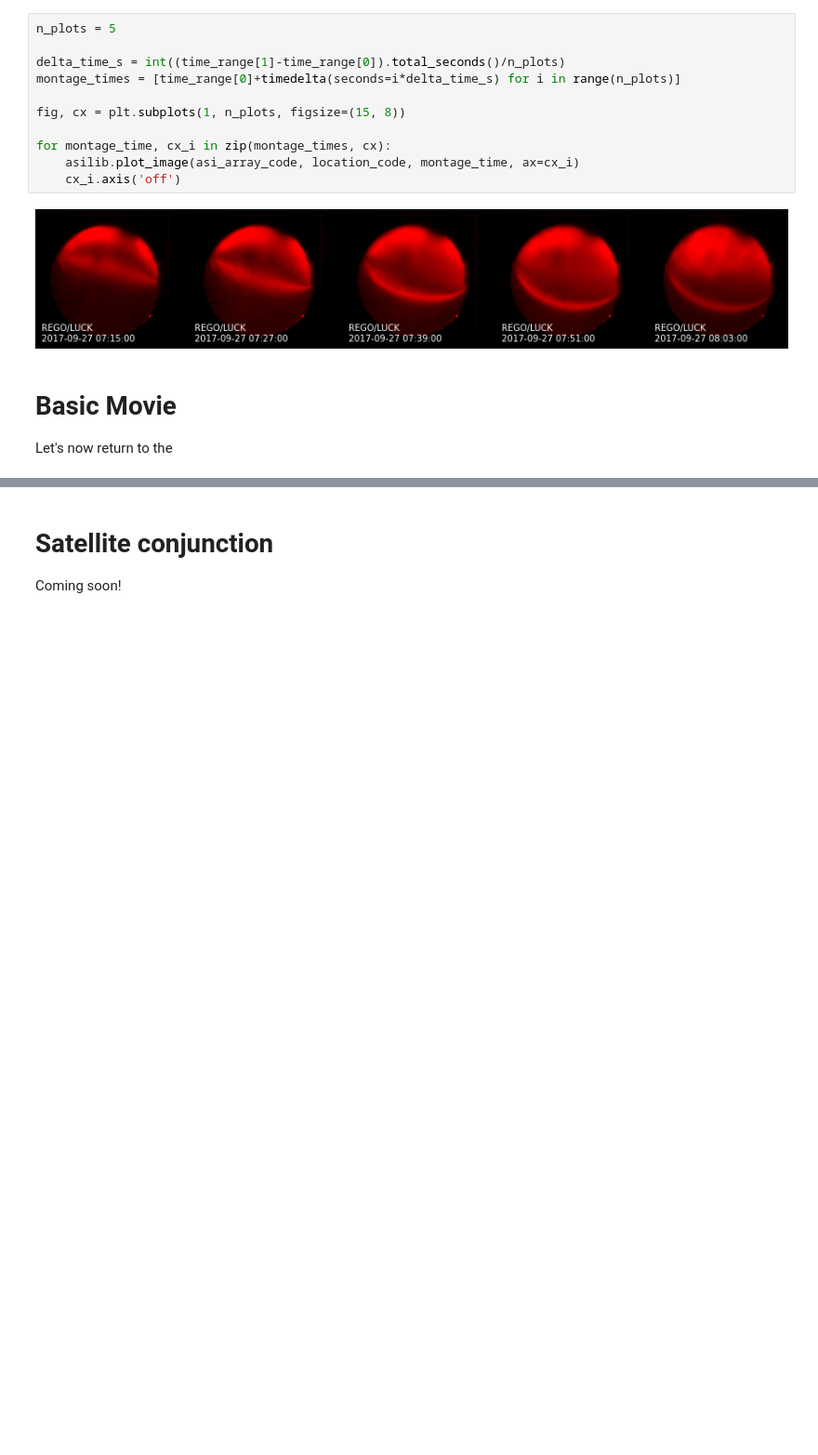
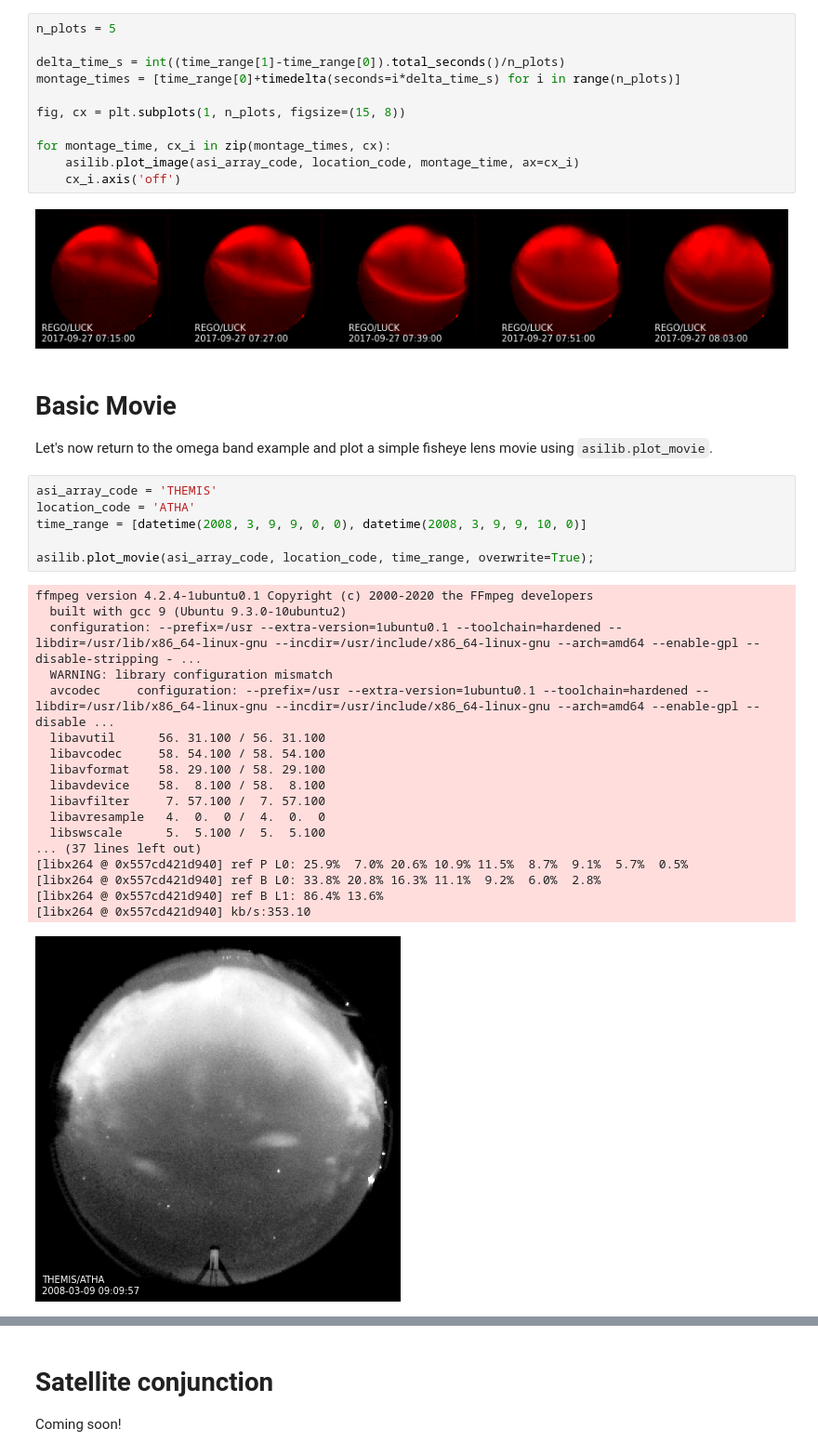
Before and after one commit to mshumko/asilib, a Jupyter notebook: docs/tutorial_notebook.ipynb, the cells around one changed output, grey strips where cells are left out. Shown at 93% size. Cells and saved outputs as stored; diff of their text form; blank space fills up the shorter version.

Commit message:
Adding the movie section.

```diff
--- a/docs/tutorial_notebook.ipynb
+++ b/docs/tutorial_notebook.ipynb
@@ -206,4 +206,29 @@ for montage_time, cx_i in zip(montage_times, cx):
 # %% [markdown]
 # Basic Movie
 
-Let's now return to the
+Let's now return to the omega band example and plot a simple fisheye lens movie using `asilib.plot_movie`.
+# %%
+asi_array_code = 'THEMIS'
+location_code = 'ATHA'
+time_range = [datetime(2008, 3, 9, 9, 0, 0), datetime(2008, 3, 9, 9, 10, 0)]
+
+asilib.plot_movie(asi_array_code, location_code, time_range, overwrite=True);
+# %% [output]
+ffmpeg version 4.2.4-1ubuntu0.1 Copyright (c) 2000-2020 the FFmpeg developers
+  built with gcc 9 (Ubuntu 9.3.0-10ubuntu2)
+  configuration: --prefix=/usr --extra-version=1ubuntu0.1 --toolchain=hardened --libdir=/usr/lib/x86_64-linux-gnu --incdir=/usr/include/x86_64-linux-gnu --arch=amd64 --enable-gpl --disable-stripping - ...
+  WARNING: library configuration mismatch
+  avcodec     configuration: --prefix=/usr --extra-version=1ubuntu0.1 --toolchain=hardened --libdir=/usr/lib/x86_64-linux-gnu --incdir=/usr/include/x86_64-linux-gnu --arch=amd64 --enable-gpl --disable ...
+  libavutil      56. 31.100 / 56. 31.100
+  libavcodec     58. 54.100 / 58. 54.100
+  libavformat    58. 29.100 / 58. 29.100
+  libavdevice    58.  8.100 / 58.  8.100
+  libavfilter     7. 57.100 /  7. 57.100
+  libavresample   4.  0.  0 /  4.  0.  0
+  libswscale      5.  5.100 /  5.  5.100
+... (37 lines left out)
+[libx264 @ 0x557cd421d940] ref P L0: 25.9%  7.0% 20.6% 10.9% 11.5%  8.7%  9.1%  5.7%  0.5%
+[libx264 @ 0x557cd421d940] ref B L0: 33.8% 20.8% 16.3% 11.1%  9.2%  6.0%  2.8%
+[libx264 @ 0x557cd421d940] ref B L1: 86.4% 13.6%
+[libx264 @ 0x557cd421d940] kb/s:353.10
+[figure, added]
```
Also changed, not shown: parts of 1 cell of this notebook.
